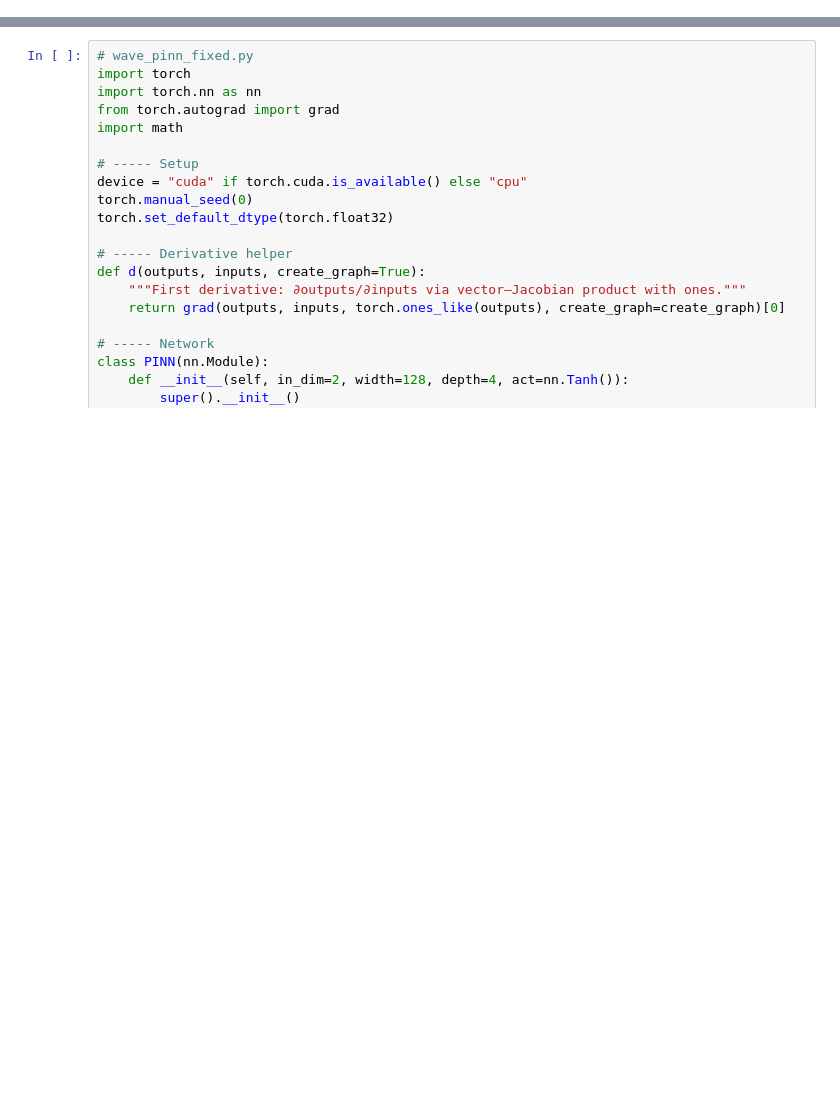
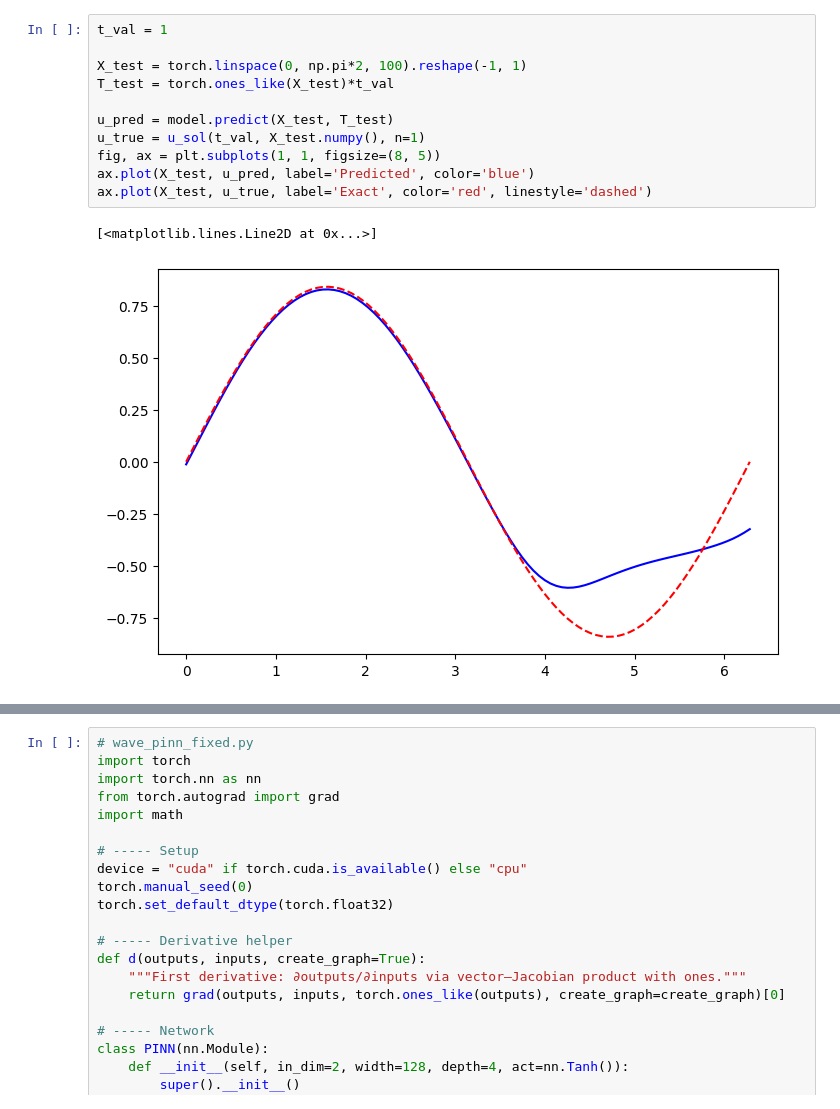
Before and after one commit to Paruuv/Master, a Jupyter notebook: Notebooks/Wave_PINN.ipynb, the cells around one changed output, grey strips where cells are left out. Saved outputs shown, nothing was run; the diff lists cells and outputs as text; blank space fills up the shorter version.

```diff
--- a/Notebooks/Wave_PINN.ipynb
+++ b/Notebooks/Wave_PINN.ipynb
@@ -67,0 +182,14 @@ tensor([[0.1221]], grad_fn=<SubBackward0>)
+# %%
+t_val = 1
+
+X_test = torch.linspace(0, np.pi*2, 100).reshape(-1, 1)
+T_test = torch.ones_like(X_test)*t_val
+
+u_pred = model.predict(X_test, T_test)
+u_true = u_sol(t_val, X_test.numpy(), n=1)
+fig, ax = plt.subplots(1, 1, figsize=(8, 5))
+ax.plot(X_test, u_pred, label='Predicted', color='blue')
+ax.plot(X_test, u_true, label='Exact', color='red', linestyle='dashed')
+# %% [output]
+[<matplotlib.lines.Line2D at 0x...>]
+[figure, added]
```
Also changed, not shown: parts of 3 cells of this notebook.
